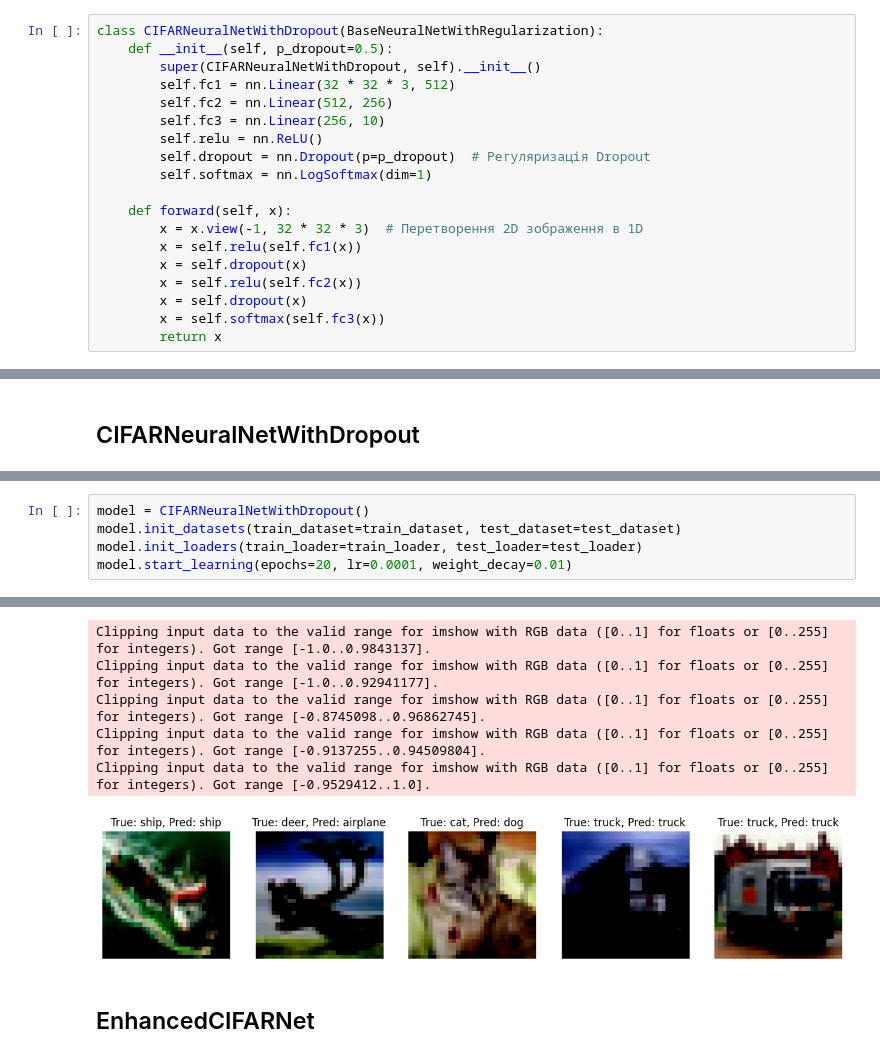
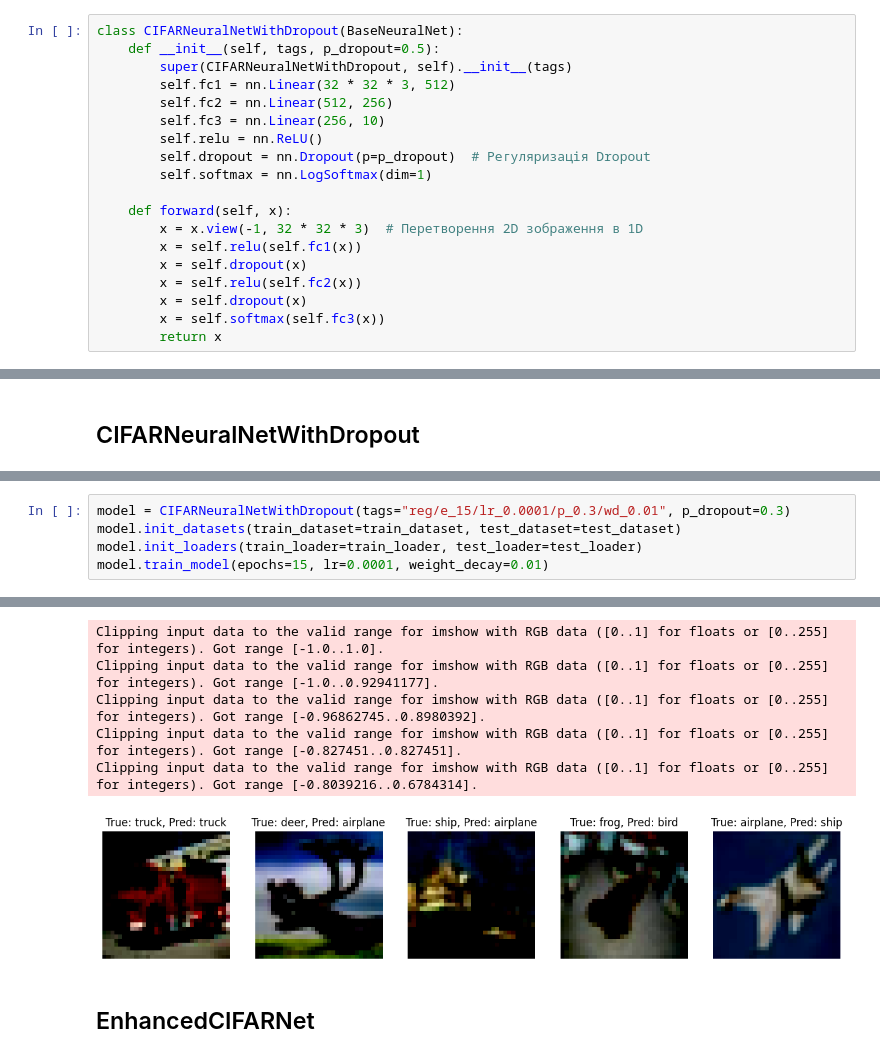
Before and after one commit to yuri-val/rd-colaboratory, a Jupyter notebook: notebooks/lesson_03/regularization.ipynb, the cells around one changed output, grey strips where cells are left out. Saved outputs shown, nothing was run; the diff lists cells and outputs as text.

```diff
--- a/notebooks/lesson_03/regularization.ipynb
+++ b/notebooks/lesson_03/regularization.ipynb
@@ -315,9 +309,9 @@ This model implements several best practices for deep learning:
 
 It's a relatively simple model designed for the CIFAR-10 dataset, focusing on demonstrating the use of dropout regularization to combat overfitting in neural networks.
 # %%
-class CIFARNeuralNetWithDropout(BaseNeuralNetWithRegularization):
-    def __init__(self, p_dropout=0.5):
-        super(CIFARNeuralNetWithDropout, self).__init__()
+class CIFARNeuralNetWithDropout(BaseNeuralNet):
+    def __init__(self, tags, p_dropout=0.5):
+        super(CIFARNeuralNetWithDropout, self).__init__(tags)
         self.fc1 = nn.Linear(32 * 32 * 3, 512)
         self.fc2 = nn.Linear(512, 256)
         self.fc3 = nn.Linear(256, 10)
@@ -467,6 +553,6 @@ Clipping input data to the valid range for imshow with RGB data ([0..1] for floa
 # %%
-model = CIFARNeuralNetWithDropout()
+model = CIFARNeuralNetWithDropout(tags="reg/e_15/lr_0.0001/p_0.3/wd_0.01", p_dropout=0.3)
 model.init_datasets(train_dataset=train_dataset, test_dataset=test_dataset)
 model.init_loaders(train_loader=train_loader, test_loader=test_loader)
-model.start_learning(epochs=20, lr=0.0001, weight_decay=0.01)
+model.train_model(epochs=15, lr=0.0001, weight_decay=0.01)
 # %% [output]
@@ -494,9 +575,9 @@ Epoch 20/20, Train Loss: 1.5062, Test Loss: 1.4457, Accuracy: 0.4985
-Clipping input data to the valid range for imshow with RGB data ([0..1] for floats or [0..255] for integers). Got range [-1.0..0.9843137].
+Clipping input data to the valid range for imshow with RGB data ([0..1] for floats or [0..255] for integers). Got range [-1.0..1.0].
 Clipping input data to the valid range for imshow with RGB data ([0..1] for floats or [0..255] for integers). Got range [-1.0..0.92941177].
-Clipping input data to the valid range for imshow with RGB data ([0..1] for floats or [0..255] for integers). Got range [-0.8745098..0.96862745].
-Clipping input data to the valid range for imshow with RGB data ([0..1] for floats or [0..255] for integers). Got range [-0.9137255..0.94509804].
-Clipping input data to the valid range for imshow with RGB data ([0..1] for floats or [0..255] for integers). Got range [-0.9529412..1.0].
+Clipping input data to the valid range for imshow with RGB data ([0..1] for floats or [0..255] for integers). Got range [-0.96862745..0.8980392].
+Clipping input data to the valid range for imshow with RGB data ([0..1] for floats or [0..255] for integers). Got range [-0.827451..0.827451].
+Clipping input data to the valid range for imshow with RGB data ([0..1] for floats or [0..255] for integers). Got range [-0.8039216..0.6784314].
-[figure, old version]
+[figure, new version]
 # %% [markdown]
 ## EnhancedCIFARNet
 # %%
```
Also changed, not shown: parts of 22 cells of this notebook, 8 other files.
